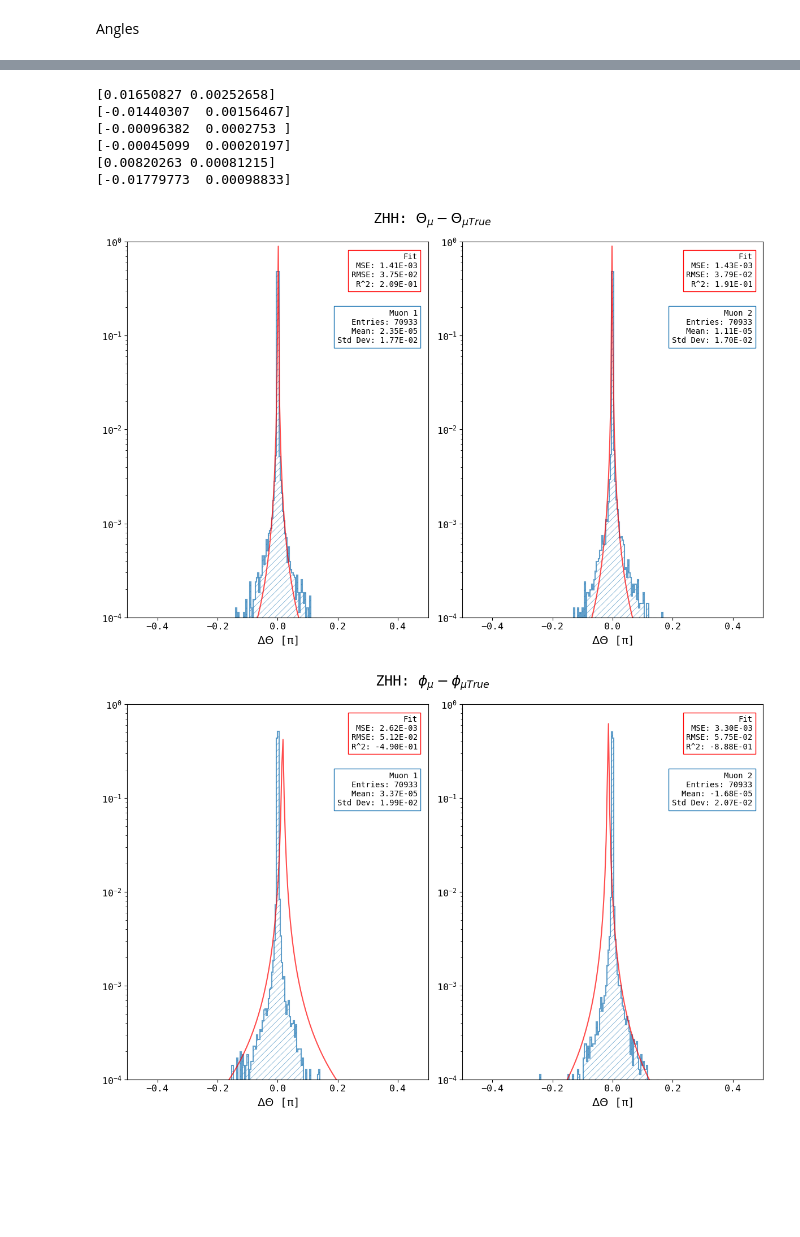
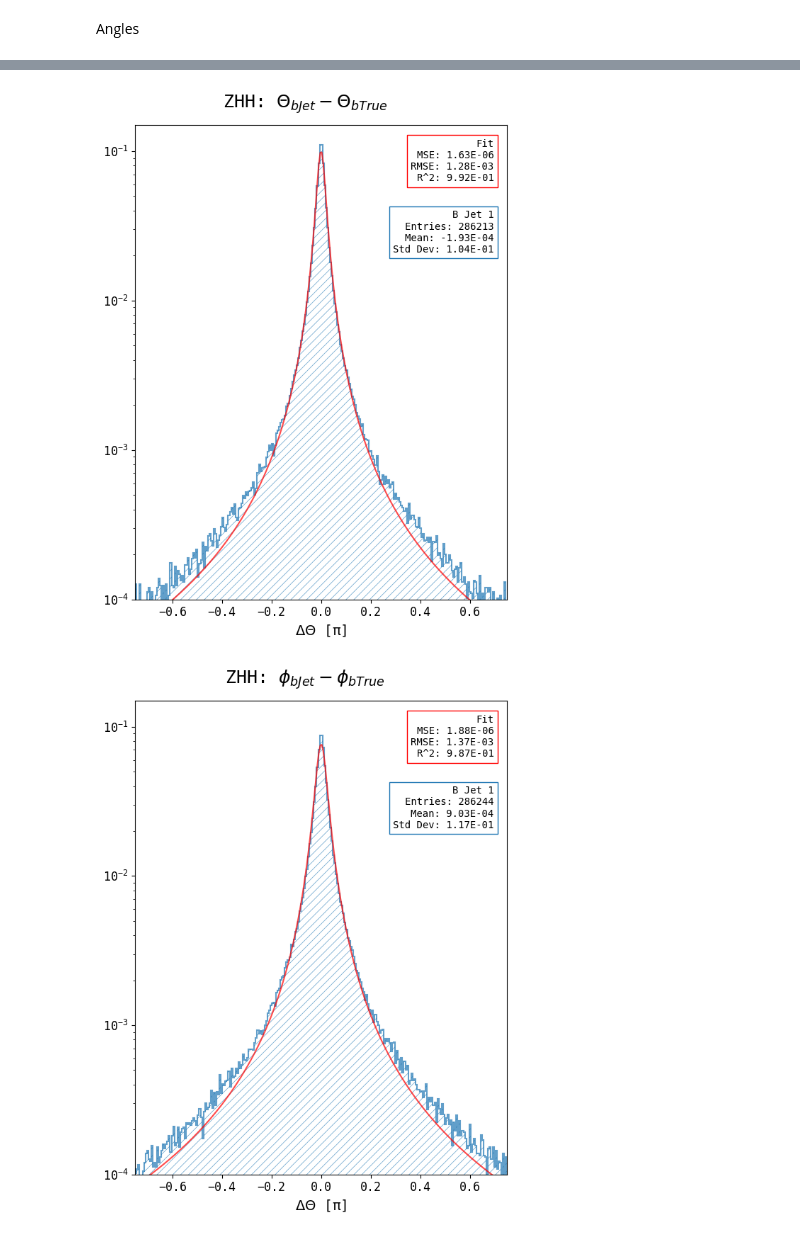
Before and after one commit to nVentis/MEM_HEP, a Jupyter notebook: notebooks/results/2_jet_transfer_functions.ipynb, the cells around one changed output, grey strips where cells are left out. Drawn from its saved outputs; the diff is of its cells as text; code cells hidden in the pictures; blank space fills up the shorter version.

```diff
--- a/notebooks/results/2_jet_transfer_functions.ipynb
+++ b/notebooks/results/2_jet_transfer_functions.ipynb
@@ -13,7 +13,7 @@ import json
 
 repo_dir = '/afs/desy.de/user/b/bliewert/public/MarlinWorkdirs/MEM_HEP'
 # %%
-df = import_true_reco()
+df = import_true_reco(file_name='compare_truejet_matchingreco.root')
 zhh = df[df['is_zhh'] == 1]
 zzh = df[df['is_zzh'] == 1]
 
@@ -36,40 +128,47 @@ from analysis.transfer import plot_transfer
 from analysis.fit_funcs import fit_funcs
 from math import sqrt, pi
 
-fit = "lorentz"
+fit = 'lorentz' #"dbgauss_old"
 figures = []
 fitparams = []
 
 for key in data:
     df = data[key]
 
-    theta = { 'lep': [], 'true_lep': [] }
-    phi   = { 'lep': [], 'true_lep': [] }
+    theta = { 'jet': [], 'parton': [] }
+    phi   = { 'jet': [], 'parton': [] }
 
-    for i in range(1, 3):
-        for ptype in ['lep', 'true_lep']:
+    for i in range(1, 5):
+        for ptype in list(theta.keys()):
             theta[ptype].append(np.arccos(df[f"{ptype}{i}_pz"] / np.sqrt(df[f"{ptype}{i}_px"]**2 + df[f"{ptype}{i}_py"]**2 + df[f"{ptype}{i}_pz"]**2)))
             phi[ptype].append(np.arctan2(df[f"{ptype}{i}_py"], df[f"{ptype}{i}_px"]))
 
-    #for ptype in ['lep', 'true_lep']:
-    #    theta[ptype] = np.array(theta[ptype]).flatten()
-    #    phi[ptype]   = np.array(phi[ptype]).flatten()
+    # Filter nan
+    for ptype in list(theta.keys()):
+        theta[ptype] = np.concatenate(theta[ptype])
+        phi[ptype] = np.concatenate(phi[ptype])
+
+    for dt in (theta, phi):
+        mask = np.isnan(dt['jet']) | np.isnan(dt['parton'])
+        dt['jet']    = dt['jet'][~mask]
+        dt['parton'] = dt['parton'][~mask]
 
     j = 0
     for angle in (theta, phi):
-        true = angle['true_lep']
-        reco = angle['lep']
+        true = angle['parton']
+        reco = angle['jet']
         quantity = r'\Theta' if j == 0 else r'\phi'
 
-        figure, popts = plot_transfer([(reco[i], true[i]) for i in range(len(true))], f"{key.upper()}", fit=fit, quantity=quantity, xlabel=r"$\Delta\Theta$ [π]",
-                                    true_label=r"\mu True", reco_label=r"\mu", xlim=(-.5,.5), ylim=(0.0001, 1.), n_bins=256, yscale="log", titles=['Muon 1', 'Muon 2'],
-                                    plot_args={ 'scientific_stats': True, 'xlim_binning': (-.5,.5) })
+        figure, popts = plot_transfer([(reco, true)], f"{key.upper()}", fit=fit, quantity=quantity, xlabel=r"$\Delta\Theta$ [π]",
+                                    true_label=r"b True", reco_label=r"b Jet", xlim=(-.75,.75), ylim=(0.0001, .15), n_bins=256, yscale="log",# titles=['Muon 1', 'Muon 2'],
+                                    plot_args={ 'scientific_stats': True, 'xlim_binning': (-.75,.75) })
+
+        for fig in figure: figures.append(fig)
+        for popt in popts: fitparams.append(popt.tolist() if popt is not None else None)
+
         j += 1
 
-        for fig in figure: figures.append(fig)
-        for popt in popts: fitparams.append(popt.tolist())
-
-export_figures(f'{repo_dir}/notebooks/results/1_muons_angles_sep.pdf', figures)
-with open(f'{repo_dir}/notebooks/results/1_muons_angles_sep_fitparams.txt', 'w', encoding='utf-8') as file:
+export_figures(f'{repo_dir}/notebooks/results/2_jet_angles.pdf', figures)
+with open(f'{repo_dir}/notebooks/results/2_jet_angles_fitparams.txt', 'w', encoding='utf-8') as file:
     json.dump(fitparams, file, ensure_ascii=False, indent=4)
 # %% [output]
@@ -78,8 +179,2 @@ with open(f'{repo_dir}/notebooks/results/1_muons_angles_sep_fitparams.txt', 'w',
-[0.01650827 0.00252658]
-[-0.01440307  0.00156467]
-[-0.00096382  0.0002753 ]
-[-0.00045099  0.00020197]
-[0.00820263 0.00081215]
-[-0.01779773  0.00098833]
-[figure, old version]
+[figure, new version]
-[figure, old version]
+[figure, new version]
```
Also changed, not shown: parts of 12 cells of this notebook, 44 other files.
